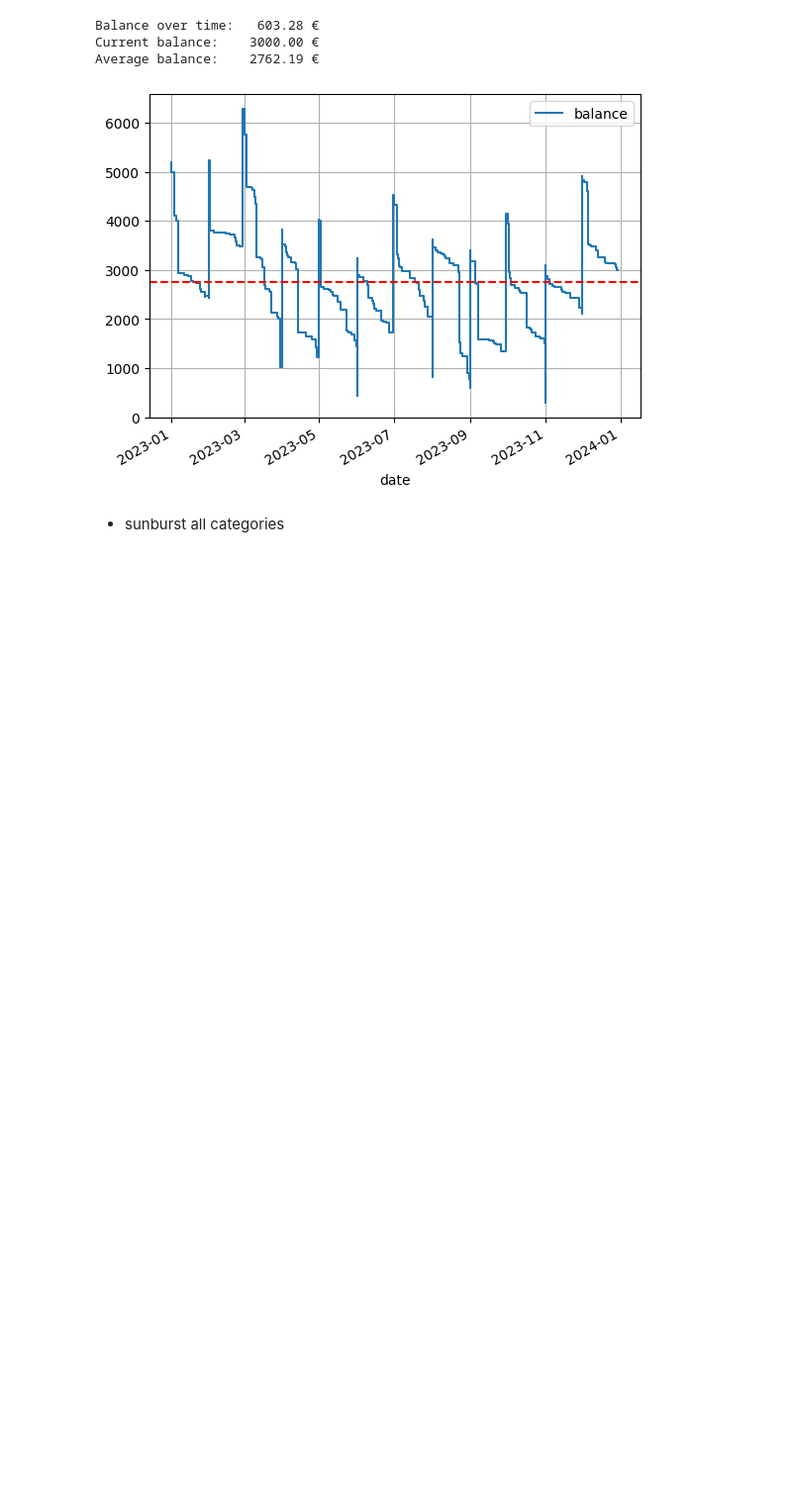
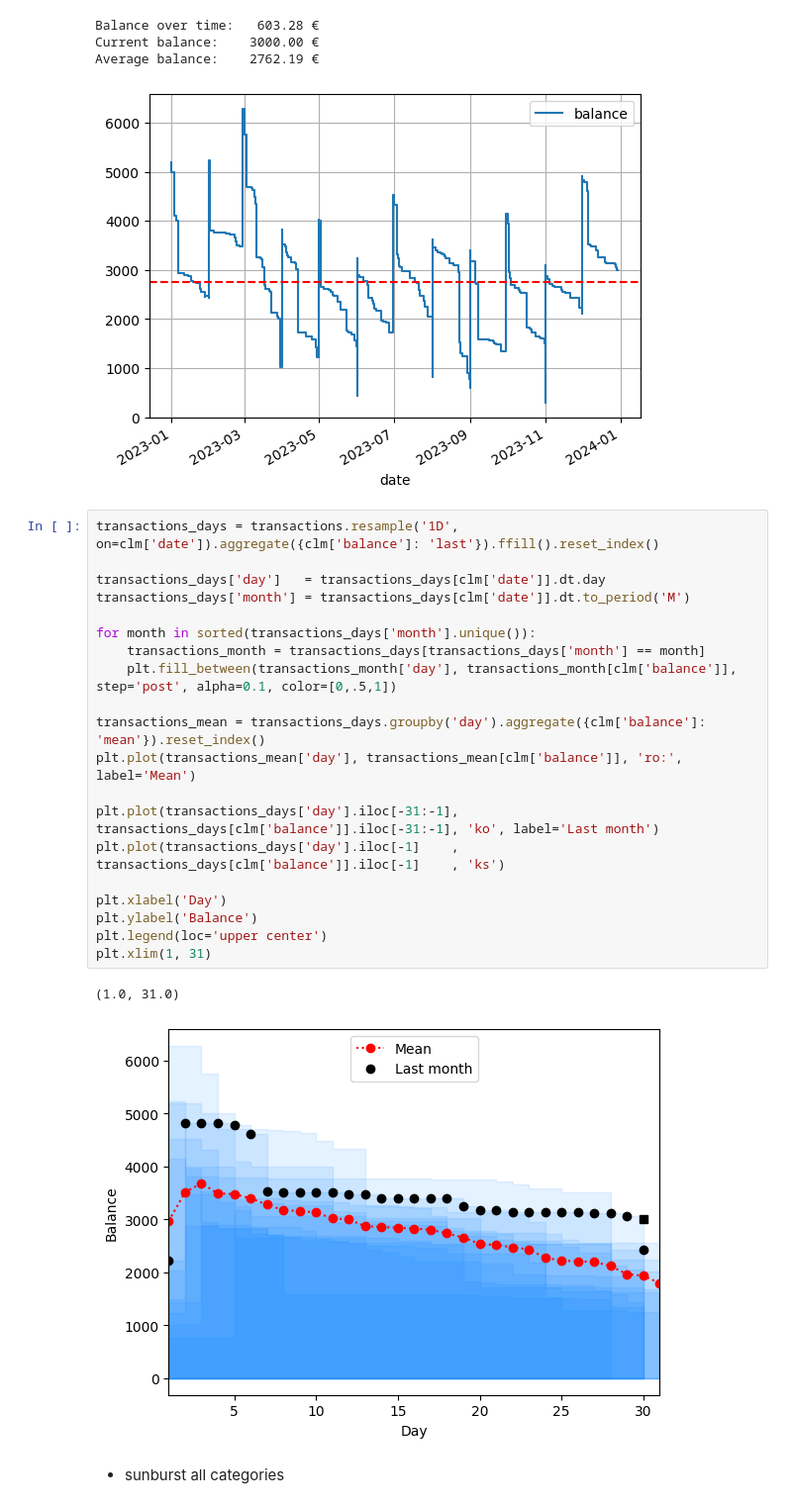
Before and after one commit to gerritnowald/budget_book, a Jupyter notebook: budget_book/analysis.ipynb, the cells around one changed output. Shown at 99% size. Cells and saved outputs as stored; diff of their text form; blank space fills up the shorter version.

Commit message:
new plot balance over month

```diff
--- a/budget_book/analysis.ipynb
+++ b/budget_book/analysis.ipynb
@@ -89,6 +89,29 @@ Balance over time:   603.28 €
 Current balance:    3000.00 €
 Average balance:    2762.19 €
 [figure]
+# %%
+transactions_days = transactions.resample('1D', on=clm['date']).aggregate({clm['balance']: 'last'}).ffill().reset_index()
+
+transactions_days['day']   = transactions_days[clm['date']].dt.day
+transactions_days['month'] = transactions_days[clm['date']].dt.to_period('M')
+
+for month in sorted(transactions_days['month'].unique()):
+    transactions_month = transactions_days[transactions_days['month'] == month]
+    plt.fill_between(transactions_month['day'], transactions_month[clm['balance']], step='post', alpha=0.1, color=[0,.5,1])
+
+transactions_mean = transactions_days.groupby('day').aggregate({clm['balance']: 'mean'}).reset_index()
+plt.plot(transactions_mean['day'], transactions_mean[clm['balance']], 'ro:', label='Mean')
+
+plt.plot(transactions_days['day'].iloc[-31:-1], transactions_days[clm['balance']].iloc[-31:-1], 'ko', label='Last month')
+plt.plot(transactions_days['day'].iloc[-1]    , transactions_days[clm['balance']].iloc[-1]    , 'ks')
+
+plt.xlabel('Day')
+plt.ylabel('Balance')
+plt.legend(loc='upper center')
+plt.xlim(1, 31)
+# %% [output]
+(1.0, 31.0)
+[figure, added]
 # %% [markdown]
 - sunburst all categories
 # %%
```
